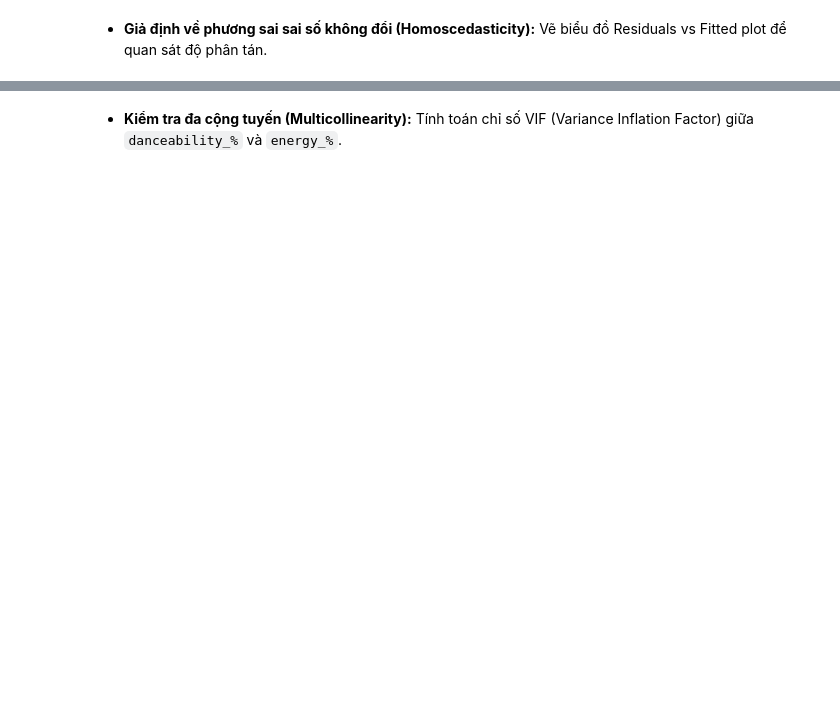
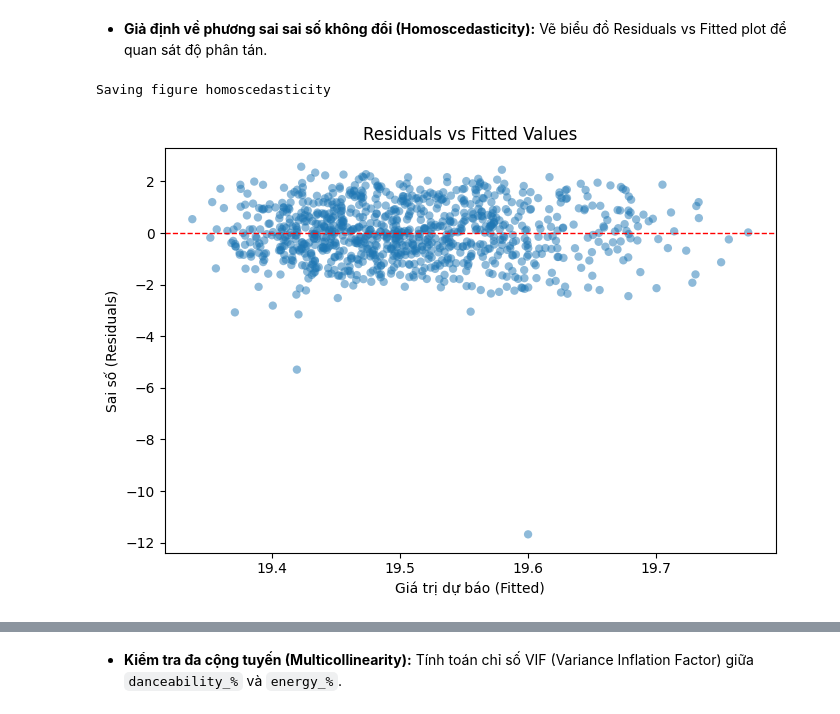
Before and after one commit to BuiHuy16/Spotify-Songs, a Jupyter notebook: notebooks/main.ipynb, the cells around one changed output, grey strips where cells are left out. Saved outputs shown, nothing was run; the diff lists cells and outputs as text; code cells hidden in the pictures; blank space fills up the shorter version.

```diff
--- a/notebooks/main.ipynb
+++ b/notebooks/main.ipynb
@@ -246,2 +344,7 @@ $$\text{log\_streams} = \beta_0 + \beta_1 \cdot \text{danceability\_\%} + \beta_
 # %% [markdown]
 * **Giả định về phương sai sai số không đổi (Homoscedasticity):** Vẽ biểu đồ Residuals vs Fitted plot để quan sát độ phân tán.
+# %%
+exec(nb.cells[16].source)
+# %% [output]
+Saving figure homoscedasticity
+[figure, added]
```
Also changed, not shown: parts of 27 cells of this notebook, 1 other file.
